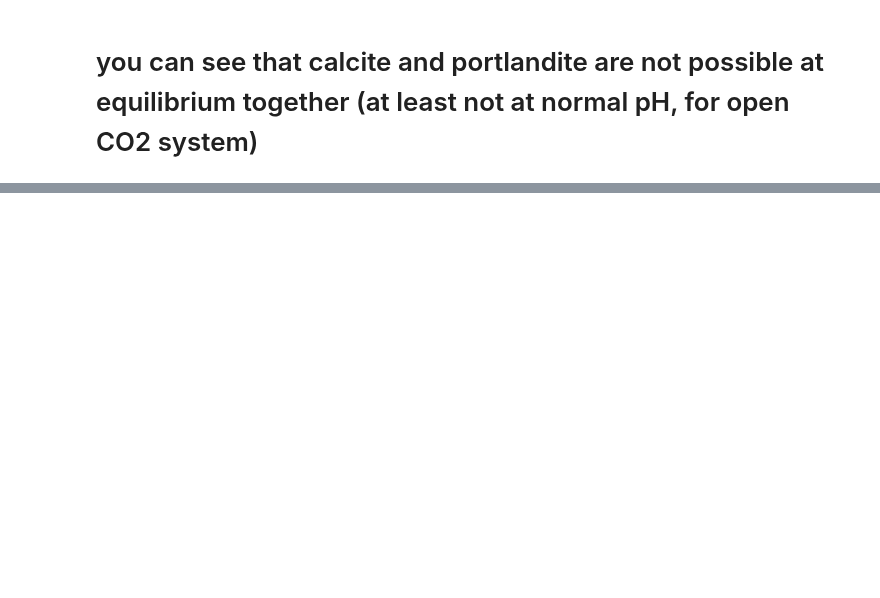
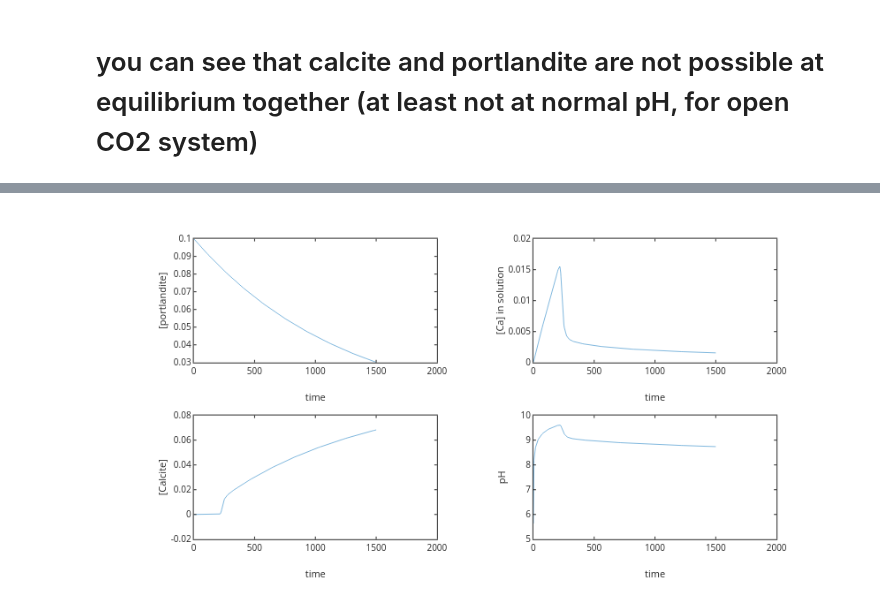
Before and after one commit to skotssd/GeochemEquilib, a Jupyter notebook: USERS/Scott/Dynamics/Ksp_and_ppte_dissolve_kinetics.ipynb, the cells around one changed output, grey strips where cells are left out. Saved outputs shown, nothing was run; the diff lists cells and outputs as text; code cells hidden in the pictures; blank space fills up the shorter version.

```diff
--- a/USERS/Scott/Dynamics/Ksp_and_ppte_dissolve_kinetics.ipynb
+++ b/USERS/Scott/Dynamics/Ksp_and_ppte_dissolve_kinetics.ipynb
@@ -73,0 +96,12 @@ xlabel('pH','fontsize',12); ylabel('SI_{portlandite}')
+# %%
+function [H,OH,H2CO3,HCO3,CO3]=CCaspeciesopen(Ca,Kw,KH,Ka1,Ka2,PCO2)
+
+a=1; b=2*Ca; c=-KH*Ka1*PCO2-Kw; d=-2*KH*Ka1*Ka2*PCO2;
+H=roots([a b c d]);
+H=H(imag(H)==0); %sets any imaginary roots to zero
+% display the positive real root
+H=H(H>0);
+%solve speciation
+H2CO3=KH*PCO2; HCO3=(KH*PCO2*Ka1)/H; CO3=(KH*PCO2*Ka1*Ka2)/(H^2); OH=Kw/H;
+
+end
@@ -73,0 +134,34 @@ xlabel('pH','fontsize',12); ylabel('SI_{portlandite}')
+# %%
+% make an anonymous function because ODE solver only wants conc and time as variables
+% and dfine all the constants too
+
+%Kw=1e-14; KH=10^-1.47; Ka1=10^-6.3; Ka2=10^-10.3; PCO2=10^-3.5; KspC=3.4e-9; KspC=1.4e-8;
+%KspP=5.5e-6; kC=1e-4; kP=1e-6;
+
+Kw=1e-14; KH=10^-1.47; Ka1=10^-6.3; Ka2=10^-10.3; PCO2=10^-3.5; KspC=3.4e-9; %KspC=1.4e-8;
+KspP=5.5e-6; kC=1e-5; kP=8e-4;
+
+dCdtrate = @(t,C)dC_by_dt(t,C,Kw,KH,Ka1,Ka2,PCO2,KspC,KspP,kC,kP);
+
+%[value]=dCdtrate(0,[0.2 1e-9 1e-1]);
+# %%
+% call ODE solver
+
+[t, C]=ode45(dCdtrate,[0 1500],[0.1 1e-9 0]);
+
+port=C(:,1); %portlandite left over
+calcite=C(:,2); %Calcite formed
+Ca=C(:,3); %Ca
+pH=[]; % pH reset
+
+for i=1:length(Ca)
+    [H,OH,H2CO3,HCO3,CO3]=CCaspeciesopen(Ca(i),Kw,KH,Ka1,Ka2,PCO2);
+    pH(i)=-log10(H);
+end
+
+subplot(221); plot(t,port); ylabel('[portlandite]'); xlabel('time')
+subplot(222); plot(t,Ca); ylabel('[Ca] in solution'); xlabel('time')
+subplot(223); plot(t,calcite); ylabel('[Calcite]'); xlabel('time')
+subplot(224); plot(t,pH); ylabel('pH'); xlabel('time')
+# %% [output]
+[figure, added]
```
Also changed, not shown: parts of 4 cells of this notebook, 1 other file.
